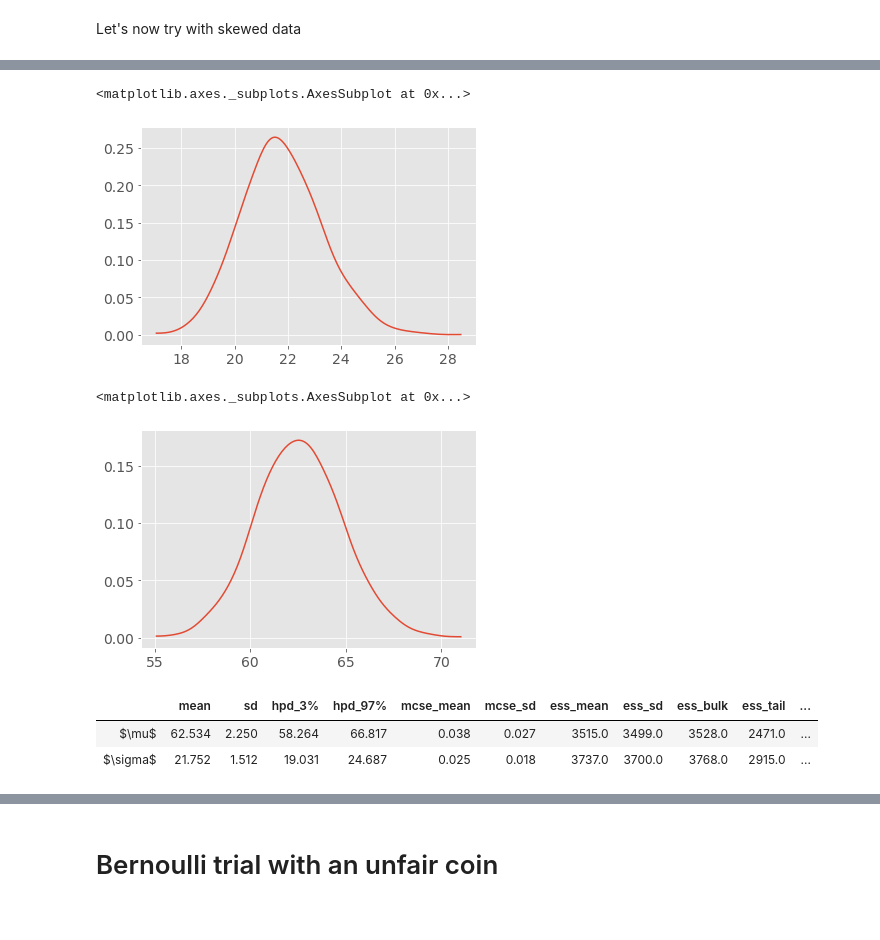
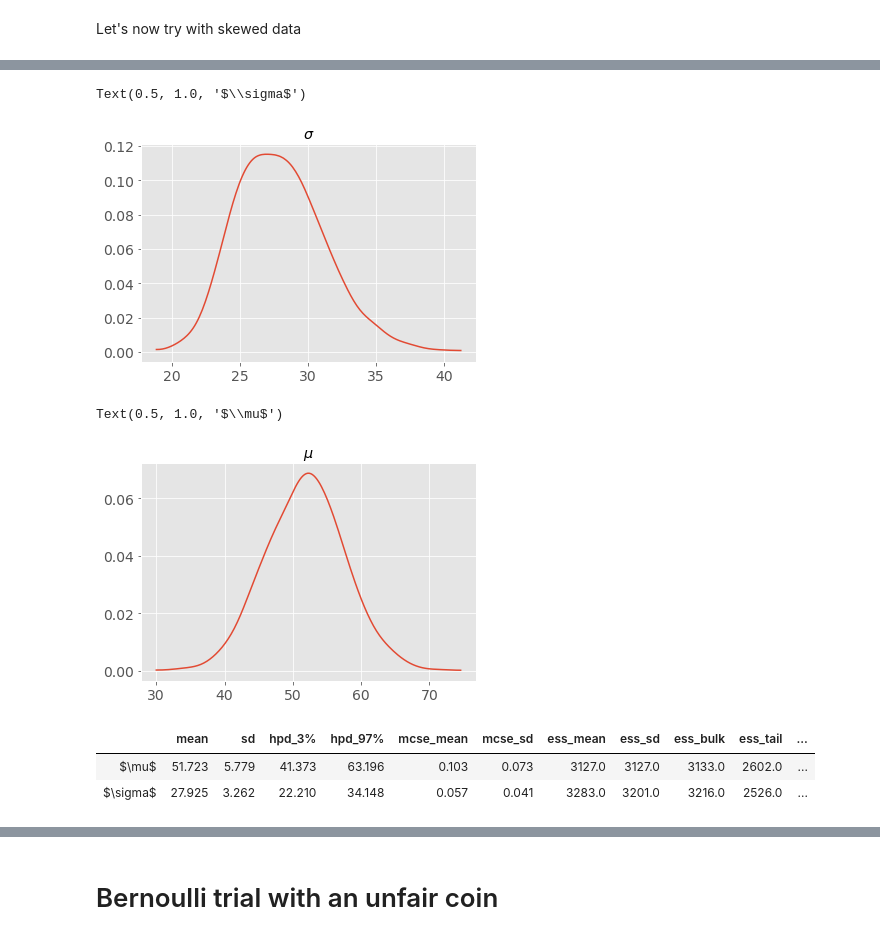
Before and after one commit to dmculiac/Bayesian-paradigm-and-probabilistic-computing, a Jupyter notebook: Bayesian paradigm .ipynb, the cells around one changed output, grey strips where cells are left out. Cells and saved outputs as stored; diff of their text form; code cells hidden in the pictures.

```diff
--- a/Bayesian paradigm .ipynb
+++ b/Bayesian paradigm .ipynb
@@ -152,6 +160,6 @@ Let's now try with skewed data
 # %%
 # define skewed data
-numValues = 100
+numValues = 25
 maxVal = 100
 
 # LEFT SKEWED
@@ -202,23 +210,25 @@ array([<matplotlib.axes._subplots.AxesSubplot object at 0x...>,
 # %%
 # if you want to get access to the values for any of the parameters stored in a trace object,
 # index the trace with the name of the parameter in question
 
 trace_g[r'$\sigma$']
 az.plot_kde(trace_g[r'$\sigma$'])
+plt.title(r'$\sigma$')
 # %% [output]
-<matplotlib.axes._subplots.AxesSubplot at 0x...>
+Text(0.5, 1.0, '$\\sigma$')
-[figure, old version]
+[figure, new version]
 # %%
 az.plot_kde(trace_g[r'$\mu$'])
+plt.title(r'$\mu$')
 # %% [output]
-<matplotlib.axes._subplots.AxesSubplot at 0x...>
+Text(0.5, 1.0, '$\\mu$')
-[figure, old version]
+[figure, new version]
 # %%
 az.summary(trace_g)
 # %% [output]
 |  | mean | sd | hpd_3% | hpd_97% | mcse_mean | mcse_sd | ess_mean | ess_sd | ess_bulk | ess_tail | ... |
-| $\mu$ | 62.534 | 2.250 | 58.264 | 66.817 | 0.038 | 0.027 | 3515.0 | 3499.0 | 3528.0 | 2471.0 | ... |
-| $\sigma$ | 21.752 | 1.512 | 19.031 | 24.687 | 0.025 | 0.018 | 3737.0 | 3700.0 | 3768.0 | 2915.0 | ... |
+| $\mu$ | 51.723 | 5.779 | 41.373 | 63.196 | 0.103 | 0.073 | 3127.0 | 3127.0 | 3133.0 | 2602.0 | ... |
+| $\sigma$ | 27.925 | 3.262 | 22.210 | 34.148 | 0.057 | 0.041 | 3283.0 | 3201.0 | 3216.0 | 2526.0 | ... |
 # %%
 import warnings
 warnings.simplefilter('ignore')
```
Also changed, not shown: parts of 13 cells of this notebook.
